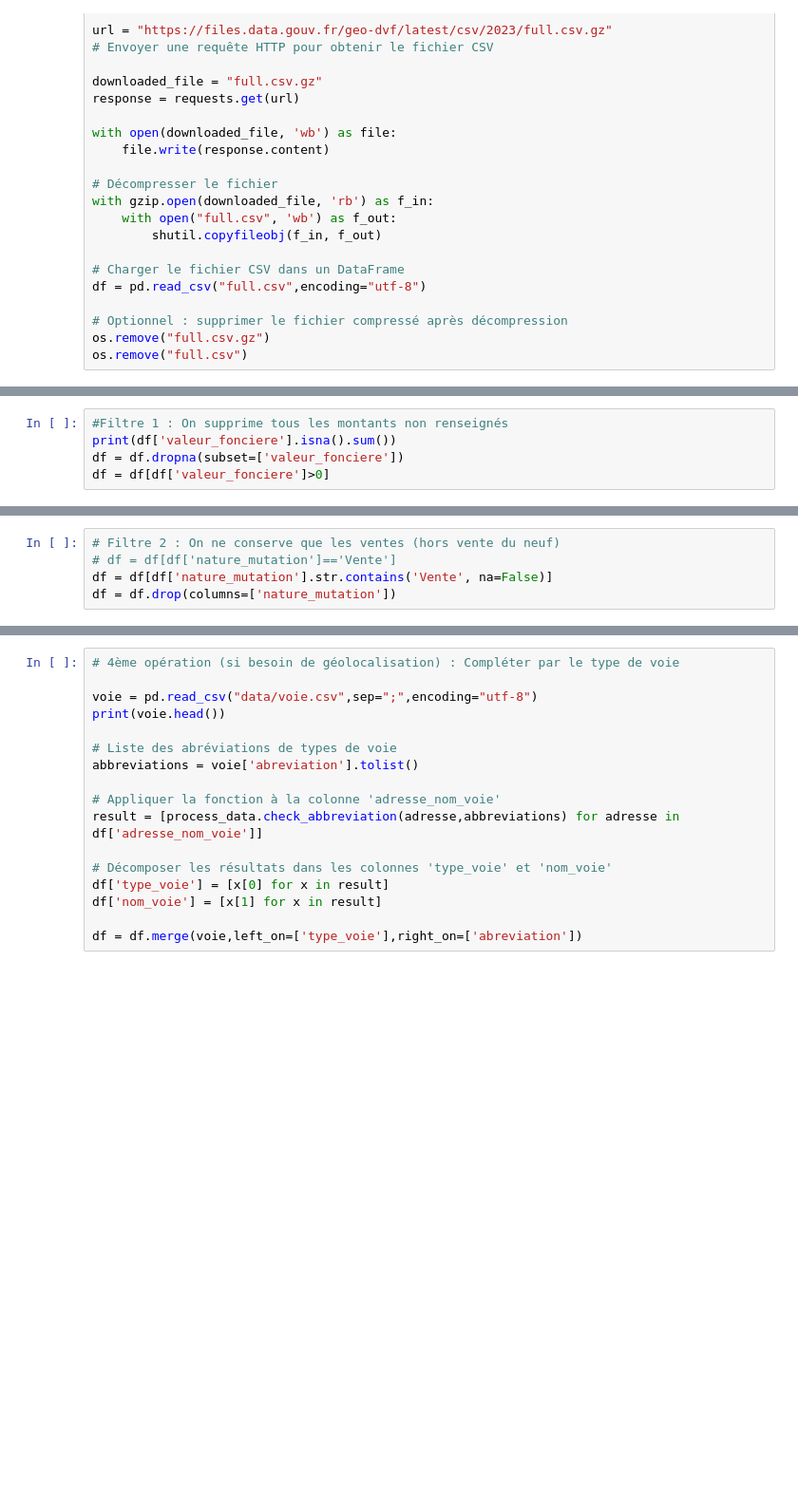
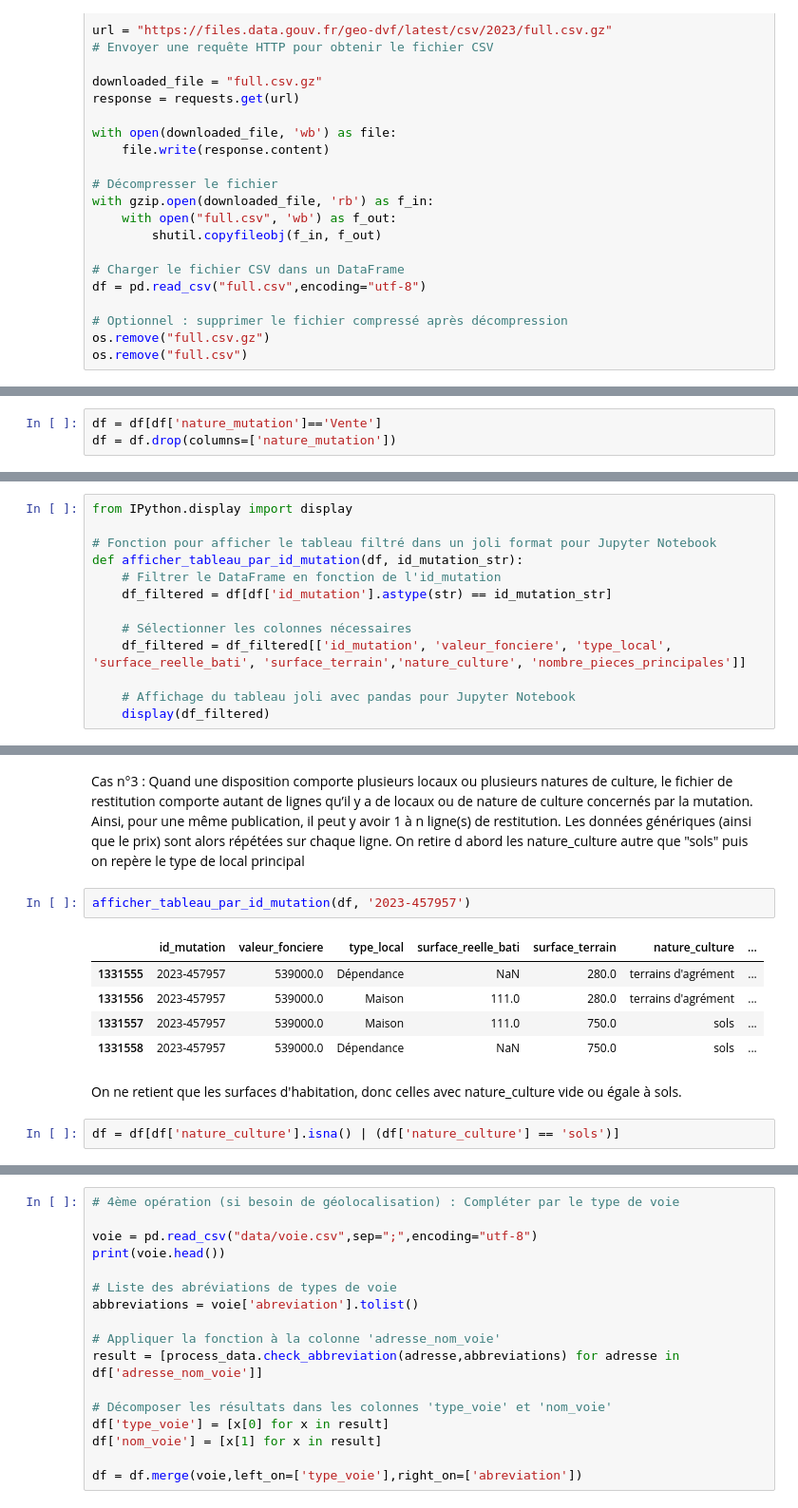
Before and after one commit to fjacquetin/projet_python, a Jupyter notebook: 1. construction_dvf.ipynb, the cells around one changed output, grey strips where cells are left out. Shown at 95% size. Saved outputs shown, nothing was run; the diff lists cells and outputs as text; blank space fills up the shorter version.

Commit message:
Réassemble les transactions en retenant les surfaces habitables

```diff
--- a/1. construction_dvf.ipynb
+++ b/1. construction_dvf.ipynb
@@ -61,0 +127,3 @@ os.remove("full.csv")
+# %%
+df = df[df['nature_mutation']=='Vente']
+df = df.drop(columns=['nature_mutation'])
@@ -145,5 +139,0 @@ print(df['id_mutation'].unique().shape[0])
-# %%
-#Filtre 1 : On supprime tous les montants non renseignés
-print(df['valeur_fonciere'].isna().sum())
-df = df.dropna(subset=['valeur_fonciere'])
-df = df[df['valeur_fonciere']>0]
@@ -152,5 +140,13 @@ df = df[df['valeur_fonciere']>0]
-# %%
-# Filtre 2 : On ne conserve que les ventes (hors vente du neuf)
-# df = df[df['nature_mutation']=='Vente']
-df = df[df['nature_mutation'].str.contains('Vente', na=False)]
-df = df.drop(columns=['nature_mutation'])
+# %%
+from IPython.display import display
+
+# Fonction pour afficher le tableau filtré dans un joli format pour Jupyter Notebook
+def afficher_tableau_par_id_mutation(df, id_mutation_str):
+    # Filtrer le DataFrame en fonction de l'id_mutation
+    df_filtered = df[df['id_mutation'].astype(str) == id_mutation_str]
+
+    # Sélectionner les colonnes nécessaires
+    df_filtered = df_filtered[['id_mutation', 'valeur_fonciere', 'type_local', 'surface_reelle_bati', 'surface_terrain','nature_culture', 'nombre_pieces_principales']]
+
+    # Affichage du tableau joli avec pandas pour Jupyter Notebook
+    display(df_filtered)
@@ -156,0 +169,16 @@ df = df.drop(columns=['nature_mutation'])
+# %% [markdown]
+Cas n°3 : Quand une disposition comporte plusieurs locaux ou plusieurs natures de culture, le fichier de restitution comporte autant de lignes qu’il y a de locaux ou de nature de culture concernés par la mutation.
+Ainsi, pour une même publication, il peut y avoir 1 à n ligne(s) de restitution. Les données génériques (ainsi que le prix) sont alors répétées sur chaque ligne.
+On retire d abord les nature_culture autre que "sols" puis on repère le type de local principal
+# %%
+afficher_tableau_par_id_mutation(df, '2023-457957')
+# %% [output]
+|  | id_mutation | valeur_fonciere | type_local | surface_reelle_bati | surface_terrain | nature_culture | ... |
+| 1331555 | 2023-457957 | 539000.0 | Dépendance | NaN | 280.0 | terrains d'agrément | ... |
+| 1331556 | 2023-457957 | 539000.0 | Maison | 111.0 | 280.0 | terrains d'agrément | ... |
+| 1331557 | 2023-457957 | 539000.0 | Maison | 111.0 | 750.0 | sols | ... |
+| 1331558 | 2023-457957 | 539000.0 | Dépendance | NaN | 750.0 | sols | ... |
+# %% [markdown]
+On ne retient que les surfaces d'habitation, donc celles avec nature_culture vide ou égale à sols.
+# %%
+df = df[df['nature_culture'].isna() | (df['nature_culture'] == 'sols')]
```
Also changed, not shown: parts of 60 cells of this notebook.
